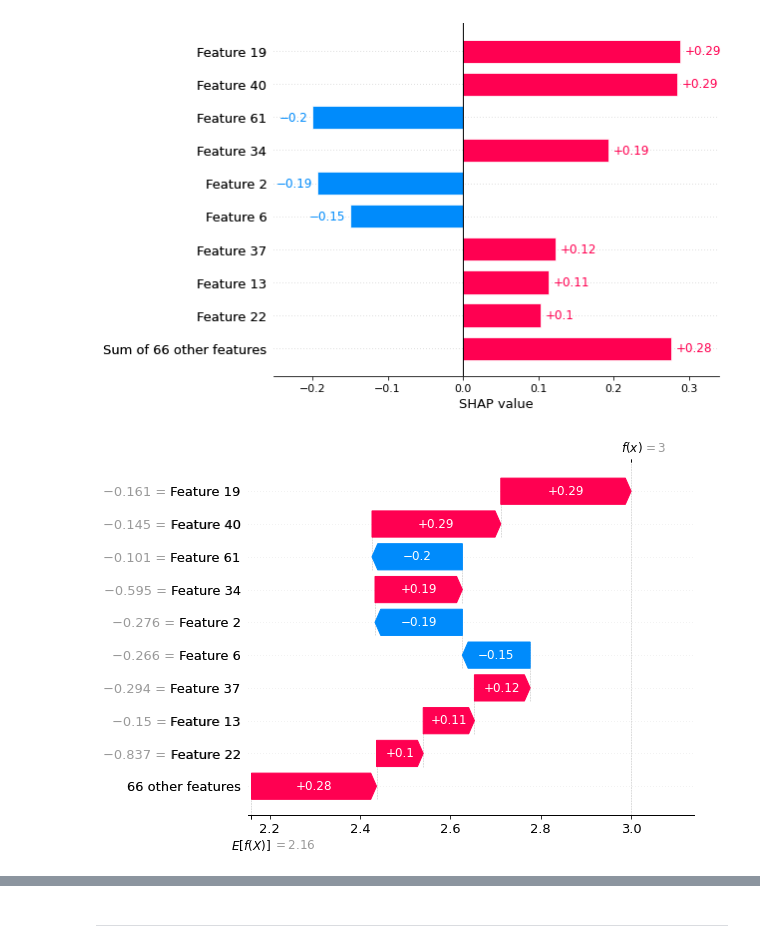
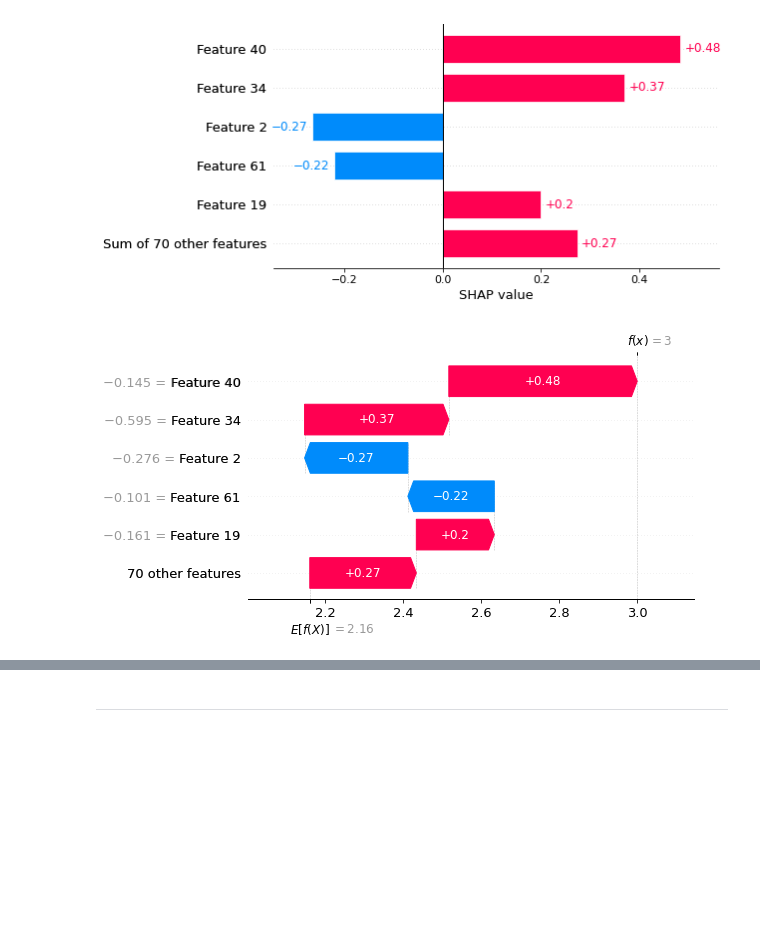
Before and after one commit to RafsanJany-44/Research_Sleep_Stage_Classification, a Jupyter notebook: SHAP_XG.ipynb, the cells around one changed output, grey strips where cells are left out. Saved outputs shown, nothing was run; the diff lists cells and outputs as text; code cells hidden in the pictures; blank space fills up the shorter version.

```diff
--- a/SHAP_XG.ipynb
+++ b/SHAP_XG.ipynb
@@ -71,10 +78,11 @@ shap.summary_plot(shap_values,plot_size=(10,10))
 # %%
-shap.plots.bar(shap_values[1])
+shap.plots.bar(shap_values[1],max_display=6)
 # %% [output]
-[figure, old version]
+[figure, new version]
 # %%
-shap.plots.waterfall(shap_values[1])
+
+shap.plots.waterfall(shap_values[1],max_display=6)
 # %% [output]
-[figure, old version]
+[figure, new version]
 # %%
 shap.initjs()
```
Also changed, not shown: parts of 8 cells of this notebook.
